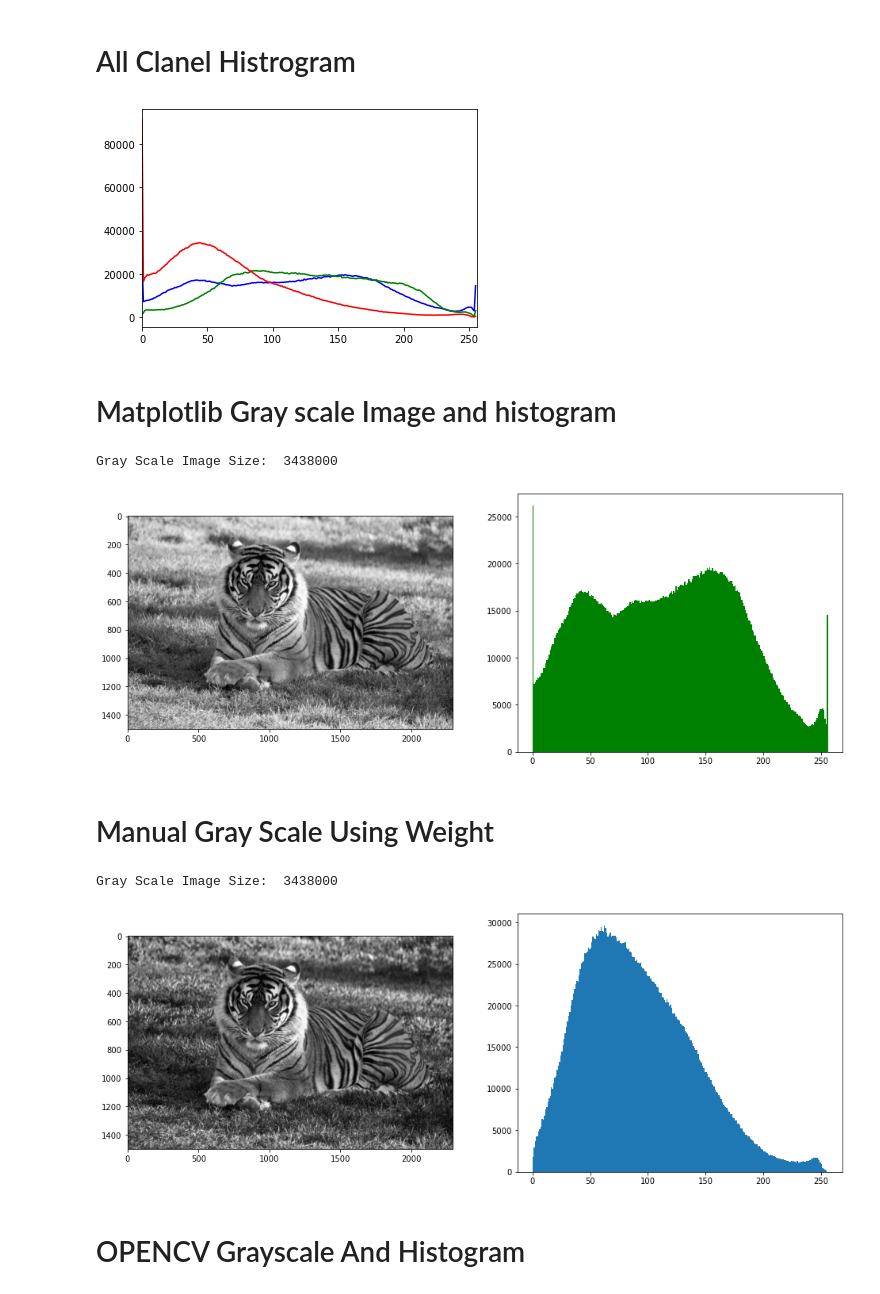
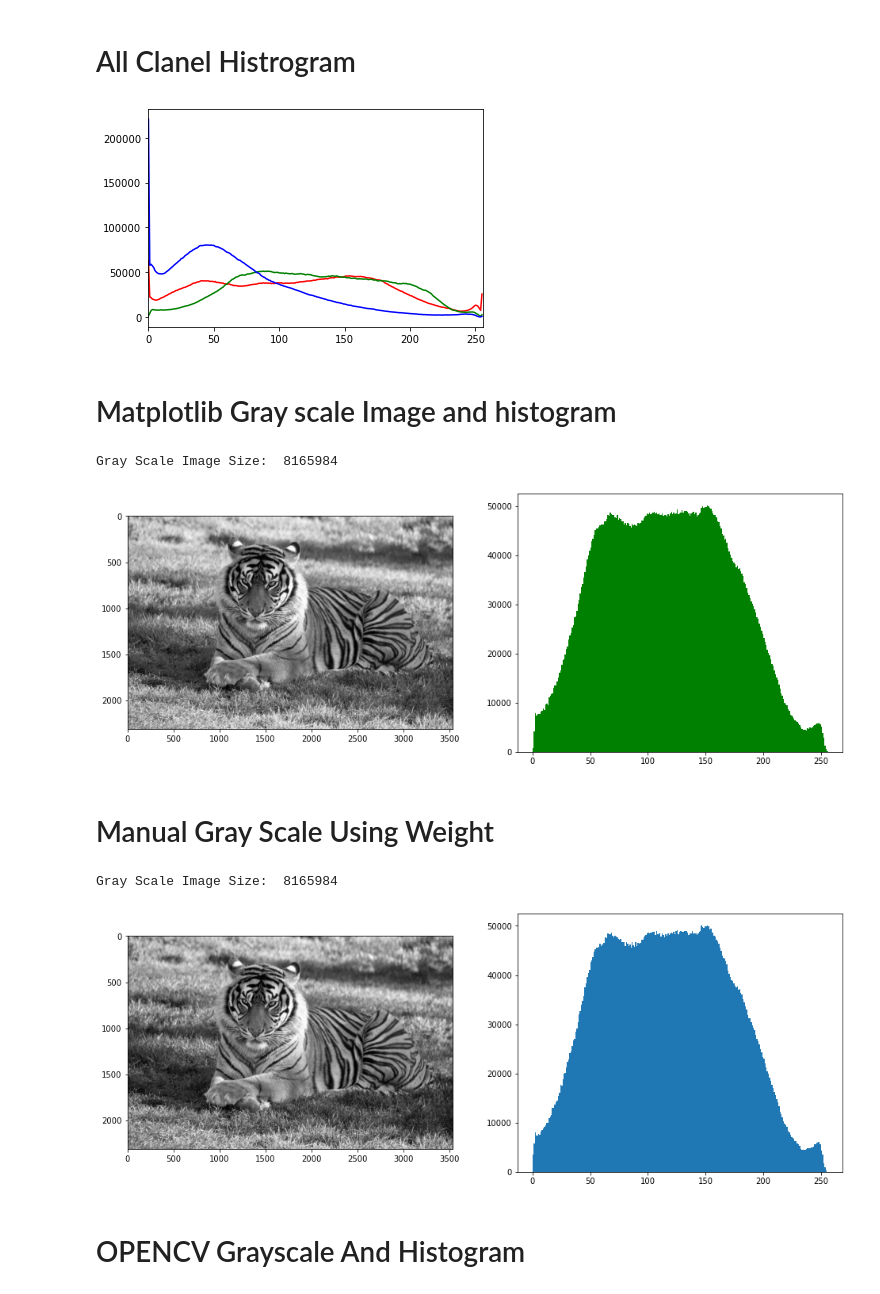
Before and after one commit to Rifat-Hosen/Image_Processing, a Jupyter notebook: Assignment1/Assignment-1.ipynb, the cells around one changed output. Saved outputs shown, nothing was run; the diff lists cells and outputs as text; code cells hidden in the pictures.

```diff
--- a/Assignment1/Assignment-1.ipynb
+++ b/Assignment1/Assignment-1.ipynb
@@ -7,7 +7,7 @@ import numpy as np
 # %% [markdown]
 # Image Load
 # %%
-path = "/media/rifat/STUDY/4-1/LAB/Image_Processing/image/tiger.jpeg"
+path = "/media/rifat/STUDY/4-1/LAB/Image_Processing/image/tiger.jpg"
 
 img = plt.imread(path)
 # %% [markdown]
@@ -59,14 +59,14 @@ plt.show()
 # %% [markdown]
 # All Clanel Histrogram
 # %%
-color = ('b','g','r')
+color = ('r','g','b')
 for i,col in enumerate(color):
     histr = cv2.calcHist([img],[i],None,[256],[0,256])
     plt.plot(histr,color = col)
     plt.xlim([0,256])
 plt.show()
 # %% [output]
-[figure, old version]
+[figure, new version]
 # %% [markdown]
 # Matplotlib Gray scale Image and histogram
 # %%
@@ -75,31 +75,32 @@ plt.subplot(1,3,1)
 plt.imshow(img[:,:,1], cmap='gray')
 
 plt.subplot(1,3,2)
-gray_scal = img[:,:,0].ravel()
+gray_scal = cv2.cvtColor(img,cv2.COLOR_RGB2GRAY)
+gray_scal = gray_scal.ravel()
 plt.hist(gray_scal,256,(0,256),color = 'g')
 
 print("Gray Scale Image Size: ",gray_scal.size)
 plt.show()
 # %% [output]
-Gray Scale Image Size:  3438000
+Gray Scale Image Size:  8165984
-[figure, old version]
+[figure, new version]
 # %% [markdown]
 # Manual Gray Scale Using Weight
 # %%
 fig, ax = plt.subplots(2, 2, figsize=(25,6))
 plt.subplot(1,3,1)
 R, G, B = img[:,:,0], img[:,:,1], img[:,:,2]
-imgGray = 0.2989 * G + 0.5870 * B + 0.1140 * R
+imgGray = 0.2989 * R + 0.5870 * G + 0.1140 * B
 plt.imshow(imgGray, cmap='gray')
 
 plt.subplot(1,3,2)
 gray_scal = imgGray.ravel()
 plt.hist(gray_scal,256,(0,256))
 print("Gray Scale Image Size: ",gray_scal.size)
 plt.show()
 # %% [output]
-Gray Scale Image Size:  3438000
+Gray Scale Image Size:  8165984
-[figure, old version]
+[figure, new version]
 # %% [markdown]
 # OPENCV Grayscale And Histogram
 # %%
```
Also changed, not shown: parts of 5 cells of this notebook, 45 other files.
